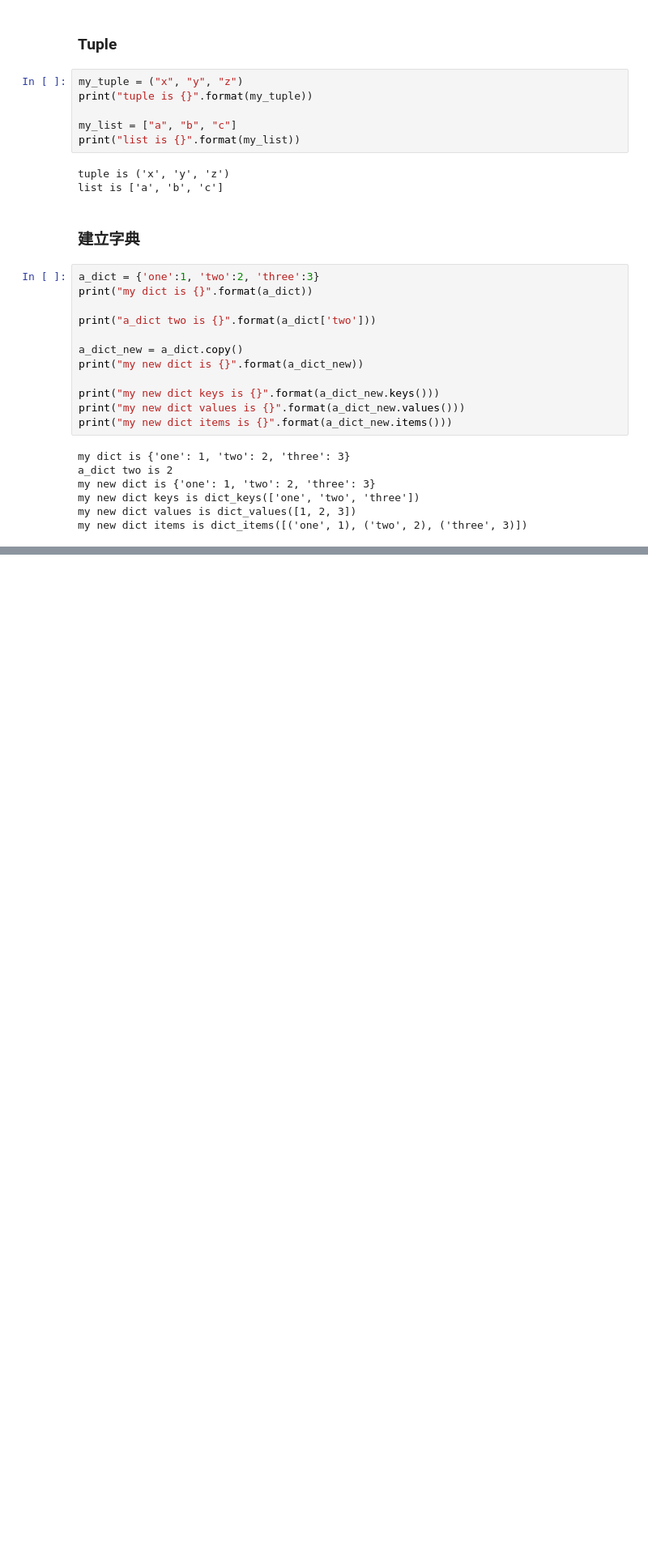
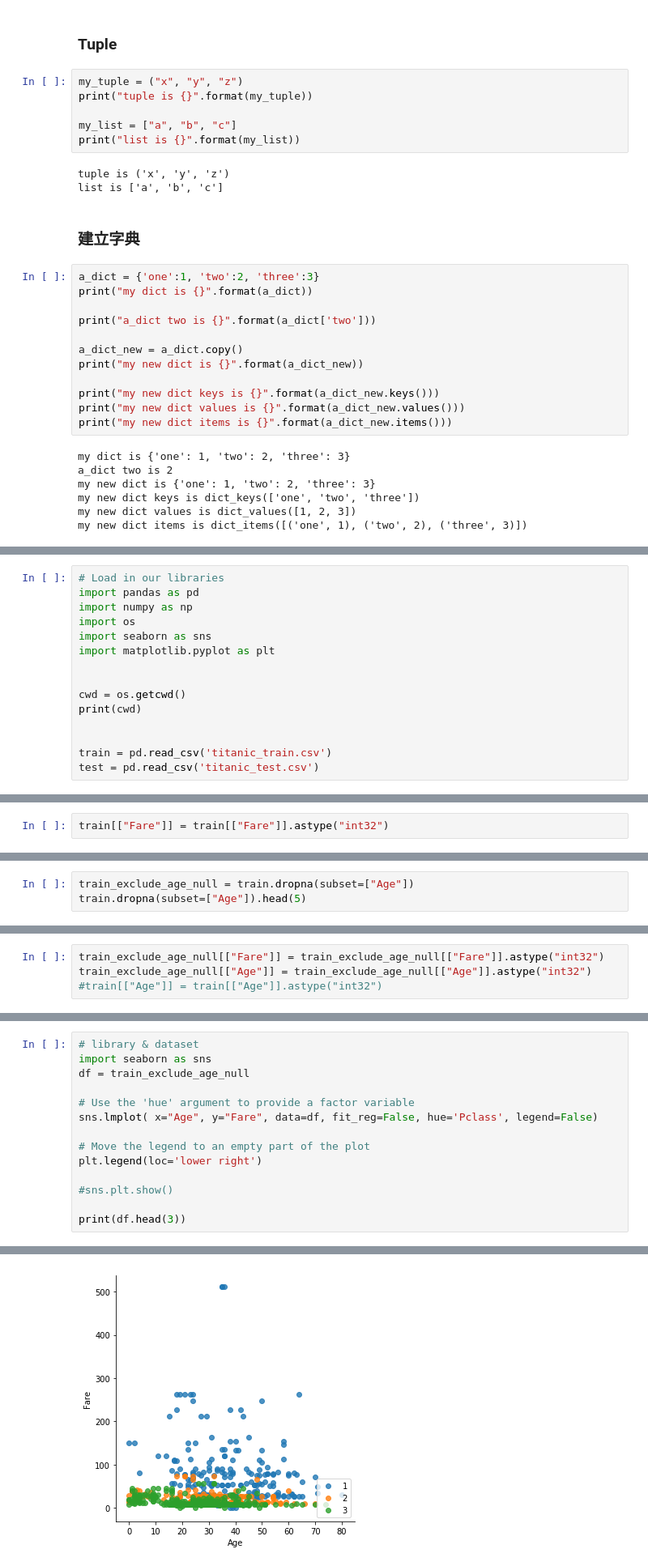
Before and after one commit to rvnkoiceygtq/Python, a Jupyter notebook: 1_Fundations_for_Analytics_basic.ipynb, the cells around one changed output, grey strips where cells are left out. Shown: that part at 81% size. Saved outputs shown, nothing was run; the diff lists cells and outputs as text; blank space fills up the shorter version.

```diff
--- a/1_Fundations_for_Analytics_basic.ipynb
+++ b/1_Fundations_for_Analytics_basic.ipynb
@@ -295,0 +298,15 @@ my new dict items is dict_items([('one', 1), ('two', 2), ('three', 3)])
+# %%
+# Load in our libraries
+import pandas as pd
+import numpy as np
+import os
+import seaborn as sns
+import matplotlib.pyplot as plt
+
+
+cwd = os.getcwd()
+print(cwd)
+
+
+train = pd.read_csv('titanic_train.csv')
+test = pd.read_csv('titanic_test.csv')
@@ -295,0 +373,2 @@ my new dict items is dict_items([('one', 1), ('two', 2), ('three', 3)])
+# %%
+train[["Fare"]] = train[["Fare"]].astype("int32")
@@ -295,0 +435,3 @@ my new dict items is dict_items([('one', 1), ('two', 2), ('three', 3)])
+# %%
+train_exclude_age_null = train.dropna(subset=["Age"])
+train.dropna(subset=["Age"]).head(5)
@@ -295,0 +537,4 @@ my new dict items is dict_items([('one', 1), ('two', 2), ('three', 3)])
+# %%
+train_exclude_age_null[["Fare"]] = train_exclude_age_null[["Fare"]].astype("int32")
+train_exclude_age_null[["Age"]] = train_exclude_age_null[["Age"]].astype("int32")
+#train[["Age"]] = train[["Age"]].astype("int32")
@@ -295,0 +639,15 @@ my new dict items is dict_items([('one', 1), ('two', 2), ('three', 3)])
+# %%
+# library & dataset
+import seaborn as sns
+df = train_exclude_age_null
+
+# Use the 'hue' argument to provide a factor variable
+sns.lmplot( x="Age", y="Fare", data=df, fit_reg=False, hue='Pclass', legend=False)
+
+# Move the legend to an empty part of the plot
+plt.legend(loc='lower right')
+
+#sns.plt.show()
+
+print(df.head(3))
+# %% [output]
@@ -295,0 +668 @@ my new dict items is dict_items([('one', 1), ('two', 2), ('three', 3)])
+[figure, added]
```
Also changed, not shown: parts of 35 cells of this notebook, 3 other files.
